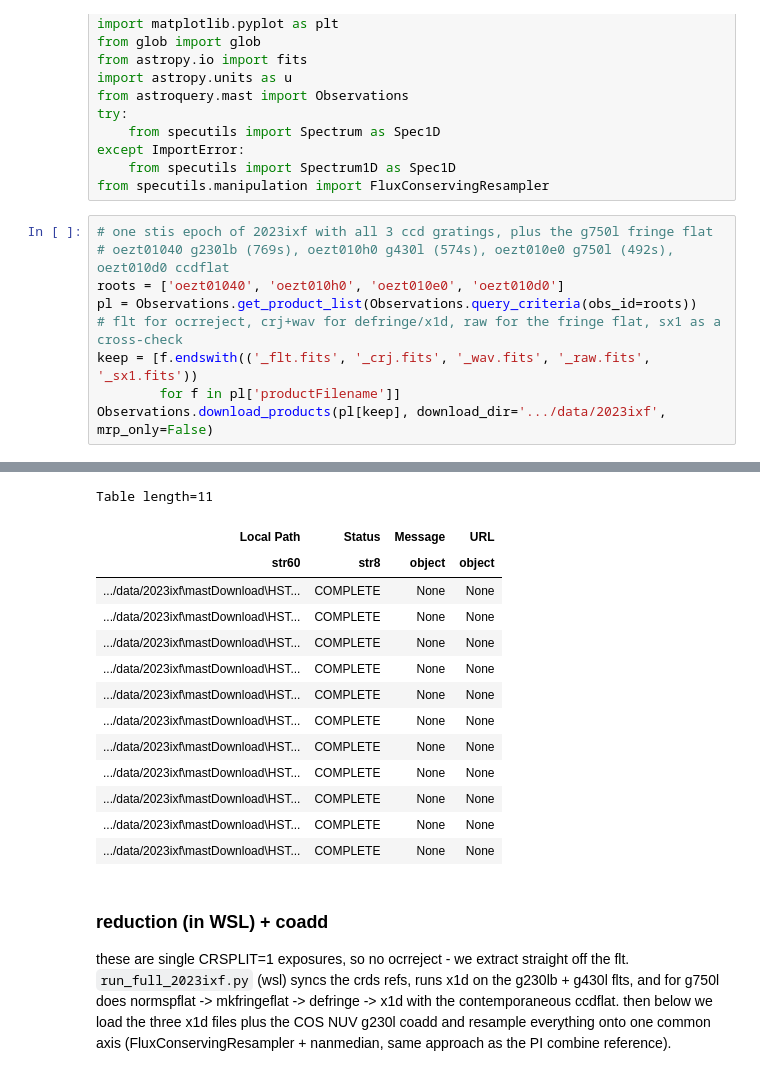
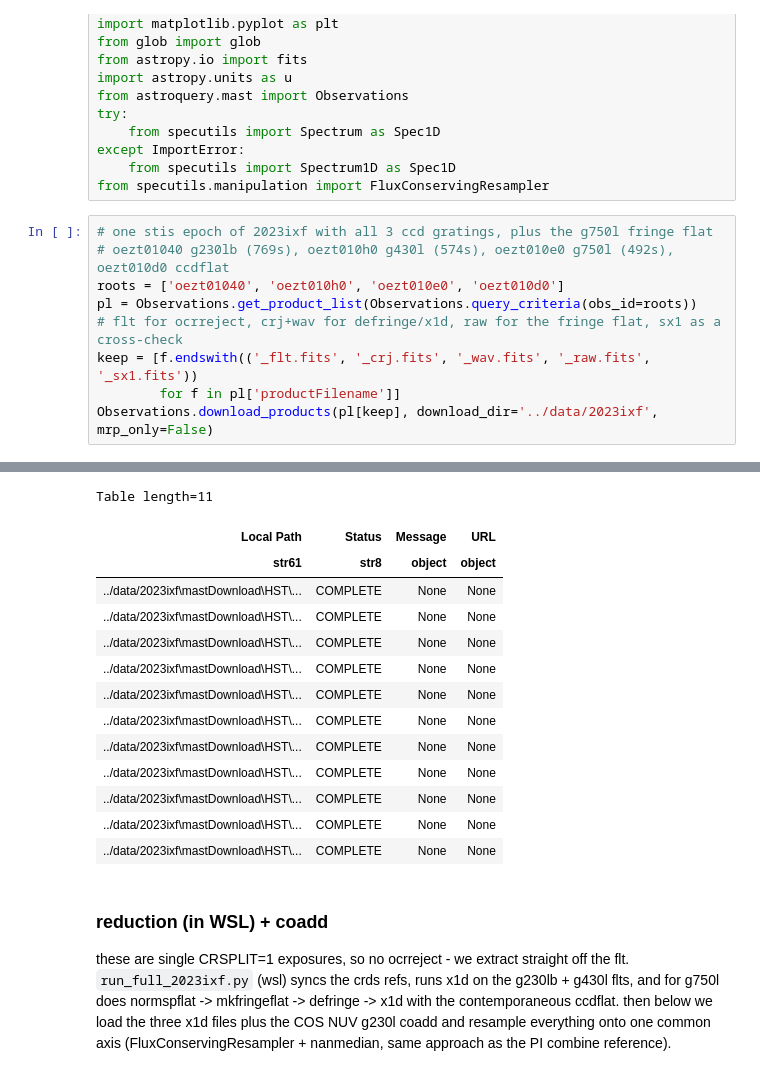
Before and after one commit to Ishaan2602/hst-uv-sn-spectra, a Jupyter notebook: notebooks/full_2023ixf.ipynb, the cells around one changed output, grey strips where cells are left out. Cells and saved outputs as stored; diff of their text form.

```diff
--- a/notebooks/full_2023ixf.ipynb
+++ b/notebooks/full_2023ixf.ipynb
@@ -32,5 +32,5 @@ pl = Observations.get_product_list(Observations.query_criteria(obs_id=roots))
 # flt for ocrreject, crj+wav for defringe/x1d, raw for the fringe flat, sx1 as a cross-check
 keep = [f.endswith(('_flt.fits', '_crj.fits', '_wav.fits', '_raw.fits', '_sx1.fits'))
         for f in pl['productFilename']]
-Observations.download_products(pl[keep], download_dir='.../data/2023ixf', mrp_only=False)
+Observations.download_products(pl[keep], download_dir='../data/2023ixf', mrp_only=False)
 # %% [output]
@@ -48,17 +48,17 @@ Downloading URL https://mast.stsci.edu/api/v0.1/Download/file?uri=mast:HST/produ
 Table length=11
 | Local Path | Status | Message | URL |
-| str60 | str8 | object | object |
-| .../data/2023ixf\mastDownload\HST... | COMPLETE | None | None |
-| .../data/2023ixf\mastDownload\HST... | COMPLETE | None | None |
-| .../data/2023ixf\mastDownload\HST... | COMPLETE | None | None |
-| .../data/2023ixf\mastDownload\HST... | COMPLETE | None | None |
-| .../data/2023ixf\mastDownload\HST... | COMPLETE | None | None |
-| .../data/2023ixf\mastDownload\HST... | COMPLETE | None | None |
-| .../data/2023ixf\mastDownload\HST... | COMPLETE | None | None |
-| .../data/2023ixf\mastDownload\HST... | COMPLETE | None | None |
-| .../data/2023ixf\mastDownload\HST... | COMPLETE | None | None |
-| .../data/2023ixf\mastDownload\HST... | COMPLETE | None | None |
-| .../data/2023ixf\mastDownload\HST... | COMPLETE | None | None |
+| str61 | str8 | object | object |
+| ../data/2023ixf\mastDownload\HST\... | COMPLETE | None | None |
+| ../data/2023ixf\mastDownload\HST\... | COMPLETE | None | None |
+| ../data/2023ixf\mastDownload\HST\... | COMPLETE | None | None |
+| ../data/2023ixf\mastDownload\HST\... | COMPLETE | None | None |
+| ../data/2023ixf\mastDownload\HST\... | COMPLETE | None | None |
+| ../data/2023ixf\mastDownload\HST\... | COMPLETE | None | None |
+| ../data/2023ixf\mastDownload\HST\... | COMPLETE | None | None |
+| ../data/2023ixf\mastDownload\HST\... | COMPLETE | None | None |
+| ../data/2023ixf\mastDownload\HST\... | COMPLETE | None | None |
+| ../data/2023ixf\mastDownload\HST\... | COMPLETE | None | None |
+| ../data/2023ixf\mastDownload\HST\... | COMPLETE | None | None |
 # %% [markdown]
 ### reduction (in WSL) + coadd
 
```
Also changed, not shown: parts of 5 cells of this notebook, 7 other files.
